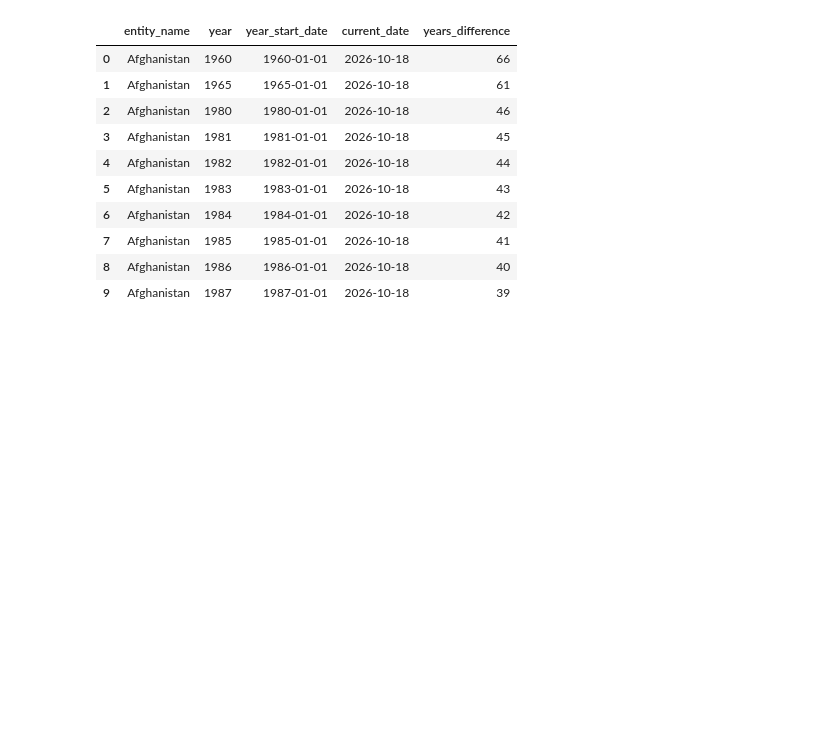
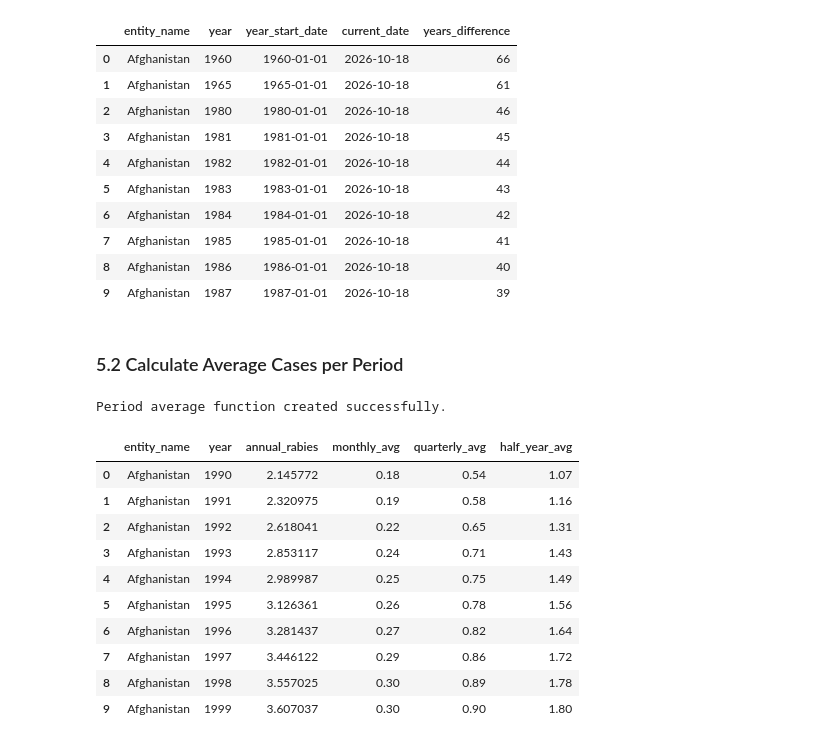
Before and after one commit to BorysZhyhalo/goit-rdb-fp, a Jupyter notebook: goit_rdb_fp.ipynb, the cells around one changed output. Cells and saved outputs as stored; diff of their text form; code cells hidden in the pictures; blank space fills up the shorter version.

```diff
--- a/goit_rdb_fp.ipynb
+++ b/goit_rdb_fp.ipynb
@@ -392,3 +392,67 @@ display(pd.read_sql("""
 | 7 | Afghanistan | 1985 | 1985-01-01 | 2026-10-18 | 41 |
 | 8 | Afghanistan | 1986 | 1986-01-01 | 2026-10-18 | 40 |
 | 9 | Afghanistan | 1987 | 1987-01-01 | 2026-10-18 | 39 |
+# %% [markdown]
+### 5.2 Calculate Average Cases per Period
+# %%
+with engine.begin() as conn:
+    conn.execute(text("""
+        CREATE OR REPLACE FUNCTION pandemic.calculate_period_average(
+            annual_cases DOUBLE PRECISION,
+            divisor INTEGER
+        )
+        RETURNS DOUBLE PRECISION
+        LANGUAGE SQL
+        IMMUTABLE
+        AS $$
+            SELECT annual_cases / NULLIF(divisor, 0);
+        $$;
+    """))
+
+print("Period average function created successfully.")
+# %% [output]
+Period average function created successfully.
+# %%
+display(pd.read_sql("""
+    SELECT
+        e.entity_name,
+        f.year,
+        f.number_rabies AS annual_rabies,
+
+        ROUND(
+            pandemic.calculate_period_average(
+                f.number_rabies, 12
+            )::NUMERIC, 2
+        ) AS monthly_avg,
+
+        ROUND(
+            pandemic.calculate_period_average(
+                f.number_rabies, 4
+            )::NUMERIC, 2
+        ) AS quarterly_avg,
+
+        ROUND(
+            pandemic.calculate_period_average(
+                f.number_rabies, 2
+            )::NUMERIC, 2
+        ) AS half_year_avg
+
+    FROM pandemic.infectious_cases_normalized AS f
+    JOIN pandemic.entities AS e
+        ON f.entity_id = e.id
+    WHERE f.number_rabies IS NOT NULL
+    ORDER BY e.entity_name, f.year
+    LIMIT 10;
+""", engine))
+# %% [output]
+|  | entity_name | year | annual_rabies | monthly_avg | quarterly_avg | half_year_avg |
+| 0 | Afghanistan | 1990 | 2.145772 | 0.18 | 0.54 | 1.07 |
+| 1 | Afghanistan | 1991 | 2.320975 | 0.19 | 0.58 | 1.16 |
+| 2 | Afghanistan | 1992 | 2.618041 | 0.22 | 0.65 | 1.31 |
+| 3 | Afghanistan | 1993 | 2.853117 | 0.24 | 0.71 | 1.43 |
+| 4 | Afghanistan | 1994 | 2.989987 | 0.25 | 0.75 | 1.49 |
+| 5 | Afghanistan | 1995 | 3.126361 | 0.26 | 0.78 | 1.56 |
+| 6 | Afghanistan | 1996 | 3.281437 | 0.27 | 0.82 | 1.64 |
+| 7 | Afghanistan | 1997 | 3.446122 | 0.29 | 0.86 | 1.72 |
+| 8 | Afghanistan | 1998 | 3.557025 | 0.30 | 0.89 | 1.78 |
+| 9 | Afghanistan | 1999 | 3.607037 | 0.30 | 0.90 | 1.80 |
```
Also changed, not shown: parts of 2 cells of this notebook.
